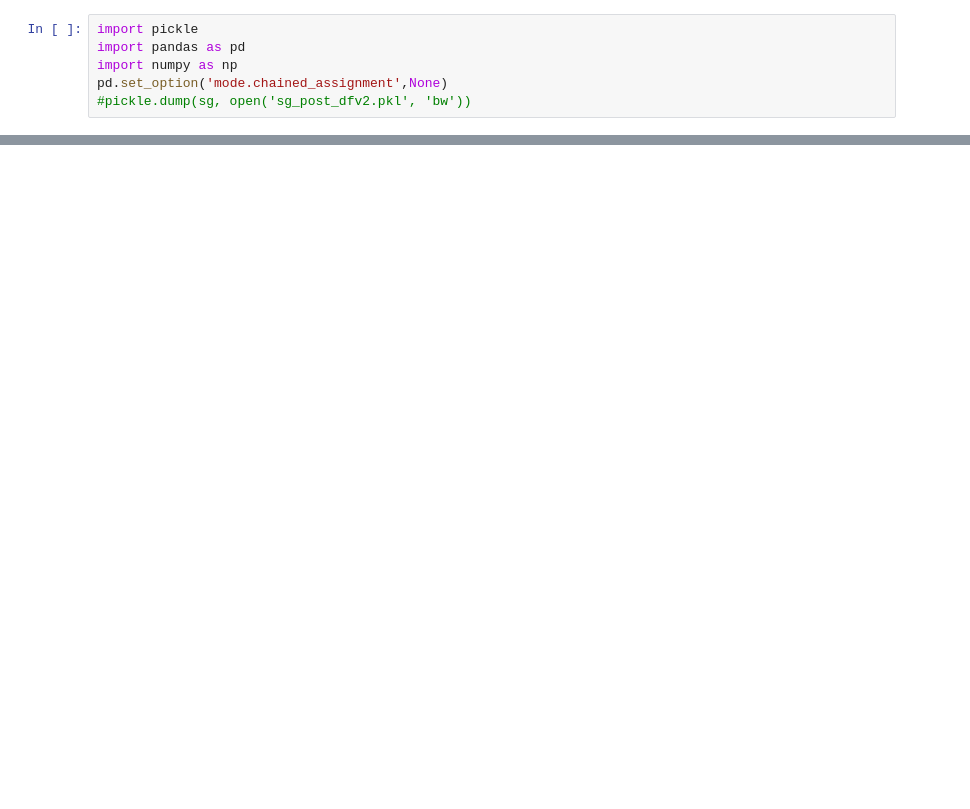
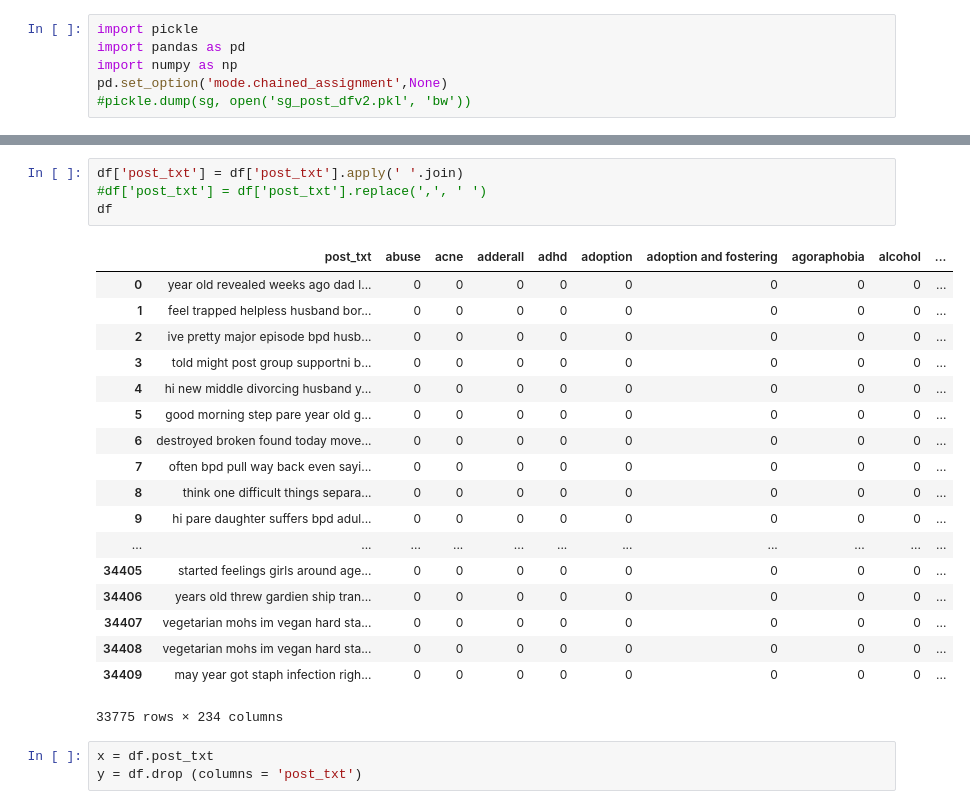
Before and after one commit to labs12-support-group-nlp/DS, a Jupyter notebook: Clayton_SG_Models1.ipynb, the cells around one changed output, grey strips where cells are left out. Cells and saved outputs as stored; diff of their text form; blank space fills up the shorter version.

```diff
--- a/Clayton_SG_Models1.ipynb
+++ b/Clayton_SG_Models1.ipynb
@@ -17 +17,27 @@ df.sample(5)
 5 rows × 234 columns
+# %%
+df['post_txt'] = df['post_txt'].apply(' '.join)
+#df['post_txt'] = df['post_txt'].replace(',', ' ')
+df
+# %% [output]
+|  | post_txt | abuse | acne | adderall | adhd | adoption | adoption and fostering | agoraphobia | alcohol | ... |
+| 0 | year old revealed weeks ago dad l... | 0 | 0 | 0 | 0 | 0 | 0 | 0 | 0 | ... |
+| 1 | feel trapped helpless husband bor... | 0 | 0 | 0 | 0 | 0 | 0 | 0 | 0 | ... |
+| 2 | ive pretty major episode bpd husb... | 0 | 0 | 0 | 0 | 0 | 0 | 0 | 0 | ... |
+| 3 | told might post group supportni b... | 0 | 0 | 0 | 0 | 0 | 0 | 0 | 0 | ... |
+| 4 | hi new middle divorcing husband y... | 0 | 0 | 0 | 0 | 0 | 0 | 0 | 0 | ... |
+| 5 | good morning step pare year old g... | 0 | 0 | 0 | 0 | 0 | 0 | 0 | 0 | ... |
+| 6 | destroyed broken found today move... | 0 | 0 | 0 | 0 | 0 | 0 | 0 | 0 | ... |
+| 7 | often bpd pull way back even sayi... | 0 | 0 | 0 | 0 | 0 | 0 | 0 | 0 | ... |
+| 8 | think one difficult things separa... | 0 | 0 | 0 | 0 | 0 | 0 | 0 | 0 | ... |
+| 9 | hi pare daughter suffers bpd adul... | 0 | 0 | 0 | 0 | 0 | 0 | 0 | 0 | ... |
+| ... | ... | ... | ... | ... | ... | ... | ... | ... | ... | ... |
+| 34405 | started feelings girls around age... | 0 | 0 | 0 | 0 | 0 | 0 | 0 | 0 | ... |
+| 34406 | years old threw gardien ship tran... | 0 | 0 | 0 | 0 | 0 | 0 | 0 | 0 | ... |
+| 34407 | vegetarian mohs im vegan hard sta... | 0 | 0 | 0 | 0 | 0 | 0 | 0 | 0 | ... |
+| 34408 | vegetarian mohs im vegan hard sta... | 0 | 0 | 0 | 0 | 0 | 0 | 0 | 0 | ... |
+| 34409 | may year got staph infection righ... | 0 | 0 | 0 | 0 | 0 | 0 | 0 | 0 | ... |
+33775 rows × 234 columns
+# %%
+x = df.post_txt
+y = df.drop (columns = 'post_txt')
```
Also changed, not shown: parts of 2 cells of this notebook, 13 other files.
